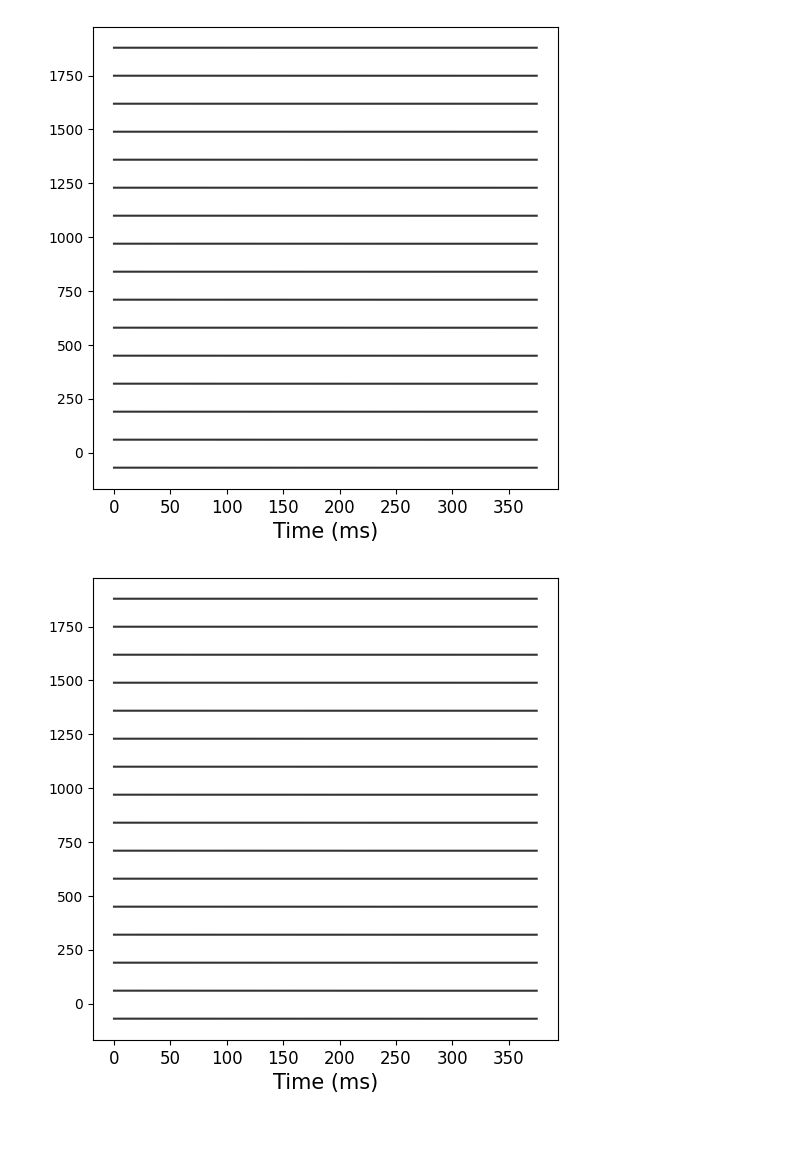
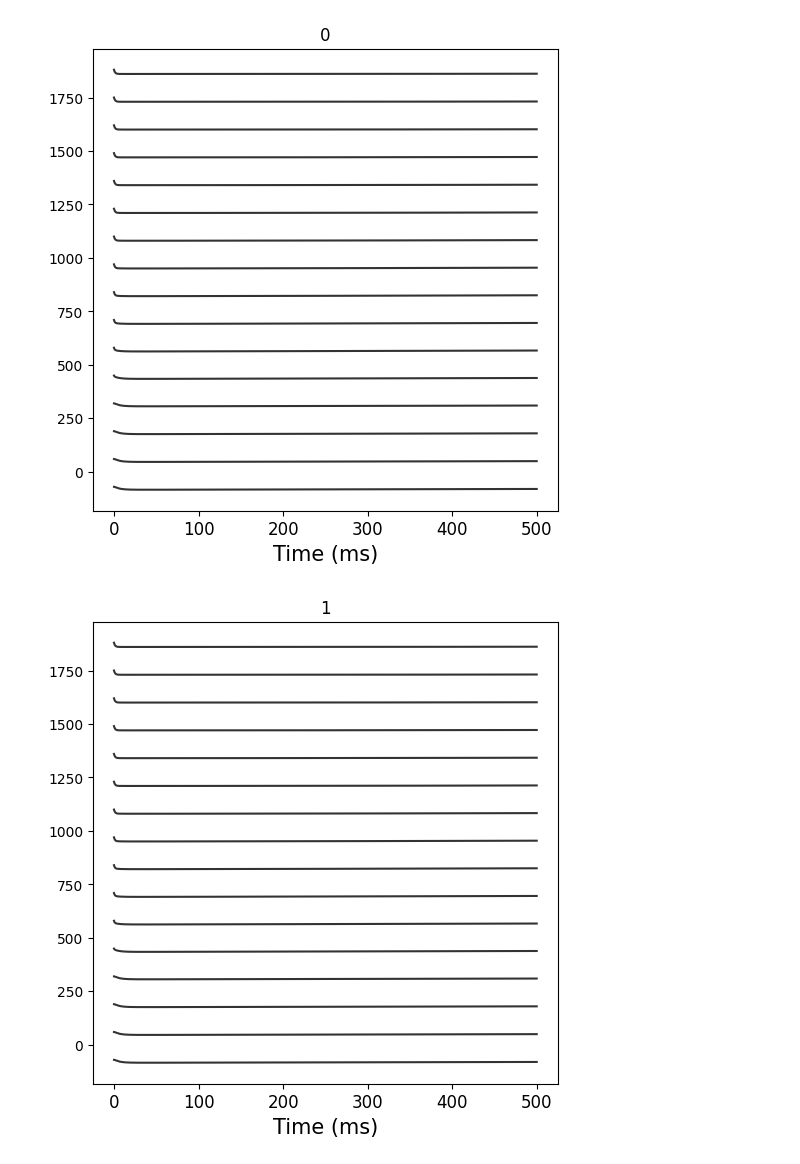
Before and after one commit to ntolley/dendractor, a Jupyter notebook: figures/plot_single_cell_response.ipynb, the cells around one changed output. Cells and saved outputs as stored; diff of their text form; code cells hidden in the pictures; blank space fills up the shorter version.

Commit message:
update single cell response plot

```diff
--- a/figures/plot_single_cell_response.ipynb
+++ b/figures/plot_single_cell_response.ipynb
@@ -283,0 +82,7 @@ Added 800 recordings. See `.recordings` for details.
+# %%
+t_max = 1000
+dt = 0.25 # simulation output downsampled by factor of 10
+fs = (1/dt) * 1e3
+time_vec = np.arange(0, t_max, dt)
+downsample_factor = 10
+burn_in = int(0 / downsample_factor)
@@ -284,26 +183,29 @@ Added 800 recordings. See `.recordings` for details.
 # %%
 ticksize = 12
 labelsize = 15
 voltage_spacing = 130
 
+output_array = cell_ephys_dict[config_list[2]]['output_array']
 # neuron_idx = 11
-for neuron_idx in range(20,30):
+for neuron_idx in range(0, 10):
     num_comps = 16
     comp_start_idx = neuron_idx * num_comps
     comp_end_idx = comp_start_idx + num_comps
 
     voltages = output_array[0, comp_start_idx:comp_end_idx, :-1]
 
-    sample_start = 500
+    sample_start = 0
     sample_stop = 2000
 
     # sample_start = 1100
     # sample_stop = 1300
 
     plt.figure(figsize=(6,6))
-    _ = plt.plot(time_vec[::downsample_factor][:(sample_stop-sample_start)], voltages[:, sample_start:sample_stop].T + np.arange(num_comps) * voltage_spacing, color='k', alpha=0.8)
+    _ = plt.plot(time_vec[:(sample_stop-sample_start)], voltages[:, sample_start:sample_stop].T + np.arange(num_comps) * voltage_spacing, color='k', alpha=0.8)
+
+    plt.title(neuron_idx)
     plt.xlabel('Time (ms)', fontsize=labelsize)
     plt.xticks(fontsize=ticksize)
 # %% [output]
-[figure, old version]
+[figure, new version]
-[figure, old version]
+[figure, new version]
```
Also changed, not shown: parts of 5 cells of this notebook, 1 other file.
